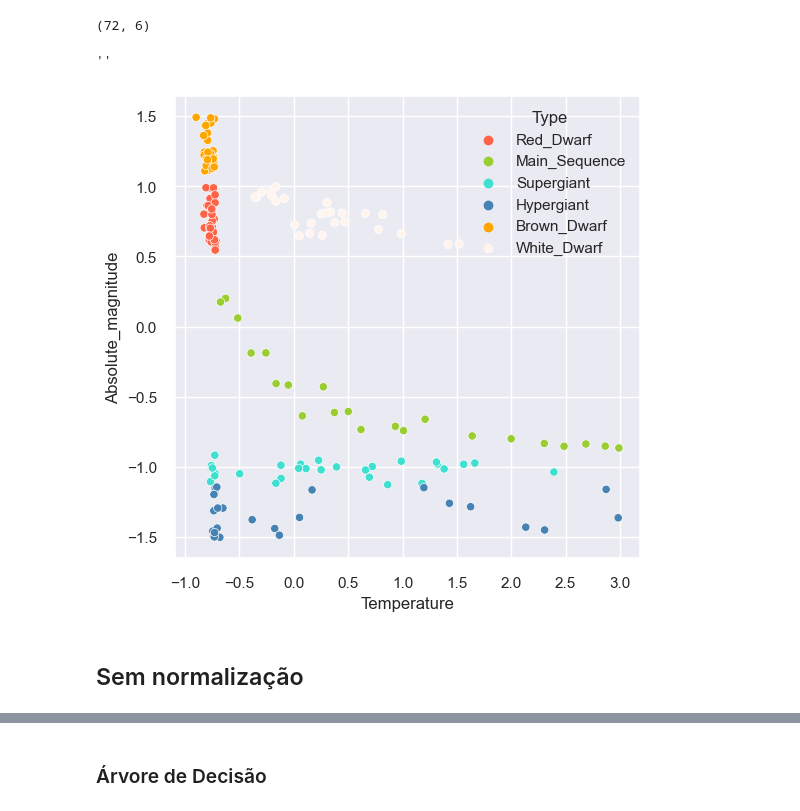
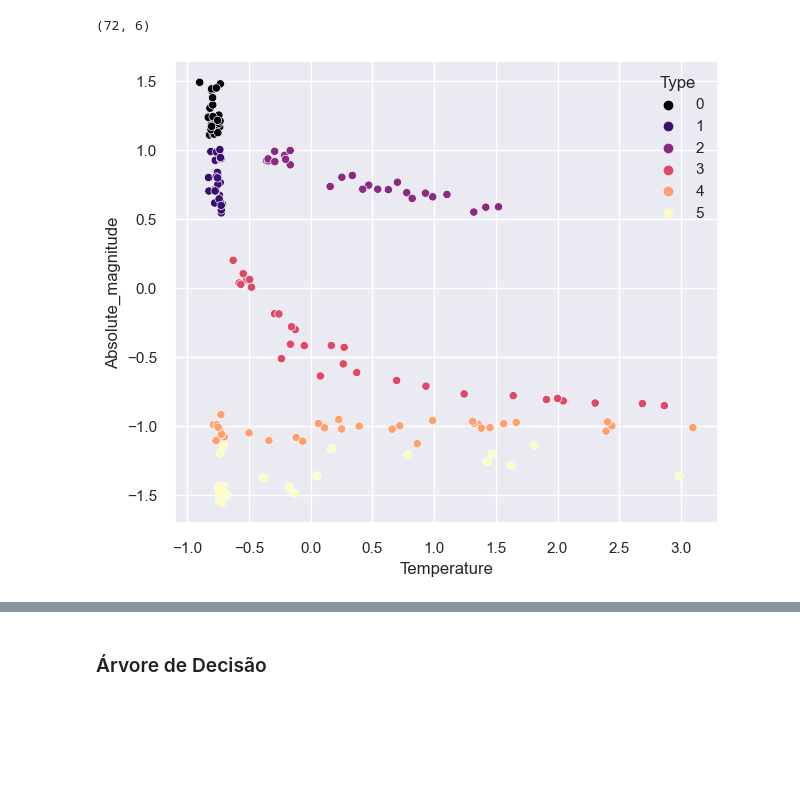
Before and after one commit to camilamlopes/Inteligencia_Artificial, a Jupyter notebook: Trabalho/Stars.ipynb, the cells around one changed output, grey strips where cells are left out. Saved outputs shown, nothing was run; the diff lists cells and outputs as text; code cells hidden in the pictures; blank space fills up the shorter version.

```diff
--- a/Trabalho/Stars.ipynb
+++ b/Trabalho/Stars.ipynb
@@ -122,7 +122,11 @@ base['Type'].replace(4, 'Supergiant', inplace = True)
 
 base['Type'].replace(5, 'Hypergiant', inplace = True)
 # %%
-sns.set()
+sns.set_style("darkgrid")
 
-np.unique(base['Type'], return_counts=True), sns.countplot(x = base['Type']);
+f, ax = plt.subplots(figsize=(8, 5))
+
+sns.countplot(ax = ax, x = base['Type'], palette = "YlOrRd")
+
+ax.set(xlabel='Tipo da Estrela', ylabel='Contagem')
 # %% [output]
@@ -351,5 +356,5 @@ pca_X_test.shape
 # %% [markdown]
 ### Sem PCA
 # %%
-st_X_values = normalizacao(X_values)
+X_values = normalizacao(X_values)
 # %%
@@ -371,21 +376,23 @@ st_X_test.shape
 # %% [output]
 (72, 6)
+# %%
+df_train['Type'].replace('Brown_Dwarf', 0, inplace = True)
+
+df_train['Type'].replace('Red_Dwarf', 1, inplace = True)
+
+df_train['Type'].replace('White_Dwarf', 2, inplace = True)
+
+df_train['Type'].replace('Main_Sequence', 3, inplace = True)
+
+df_train['Type'].replace('Supergiant', 4, inplace = True)
+
+df_train['Type'].replace('Hypergiant', 5, inplace = True)
 # %%
-palette = {"Brown_Dwarf":"orange",
-           "Red_Dwarf":"tomato",
-           "White_Dwarf":"seashell",
-           "Main_Sequence":"yellowgreen",
-           "Supergiant":"turquoise",
-           "Hypergiant":"steelblue"}
-
-f, axs = plt.subplots(1, 1, figsize=(6, 6))
+f, axs = plt.subplots(1, 1, figsize=(7, 6))
 
 sns.scatterplot(ax = axs,
-                data = st_df_train, x = "Temperature", y = "Absolute_magnitude", hue="Type",
-              palette = palette)
-;
+                data = df_train, x = "Temperature", y = "Absolute_magnitude", hue="Type",
+              palette = "magma")
+axs.legend(title='Type', loc='upper right');
 # %% [output]
-''
-[figure, old version]
+[figure, new version]
-# %% [markdown]
-## Sem normalização
```
Also changed, not shown: parts of 38 cells of this notebook, 2 other files.
